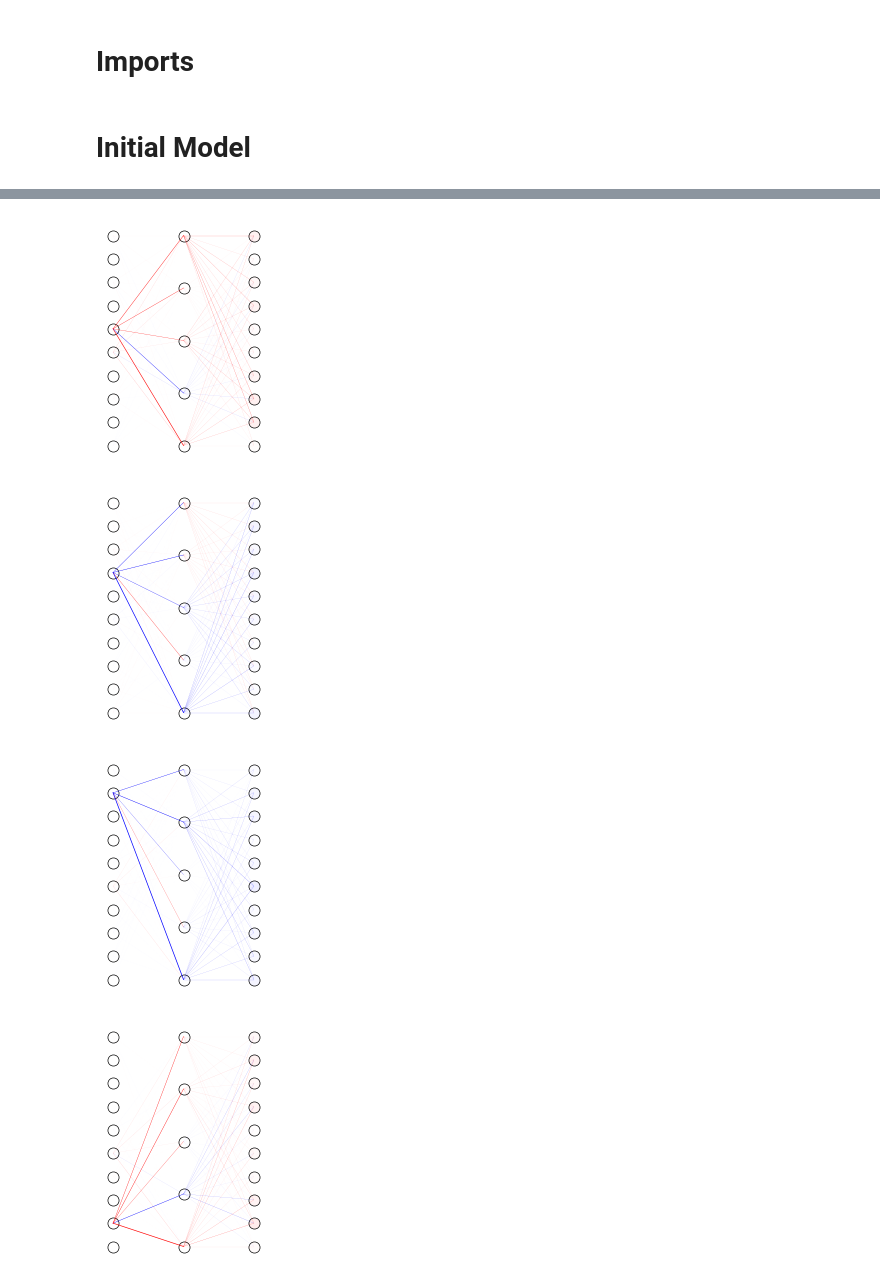
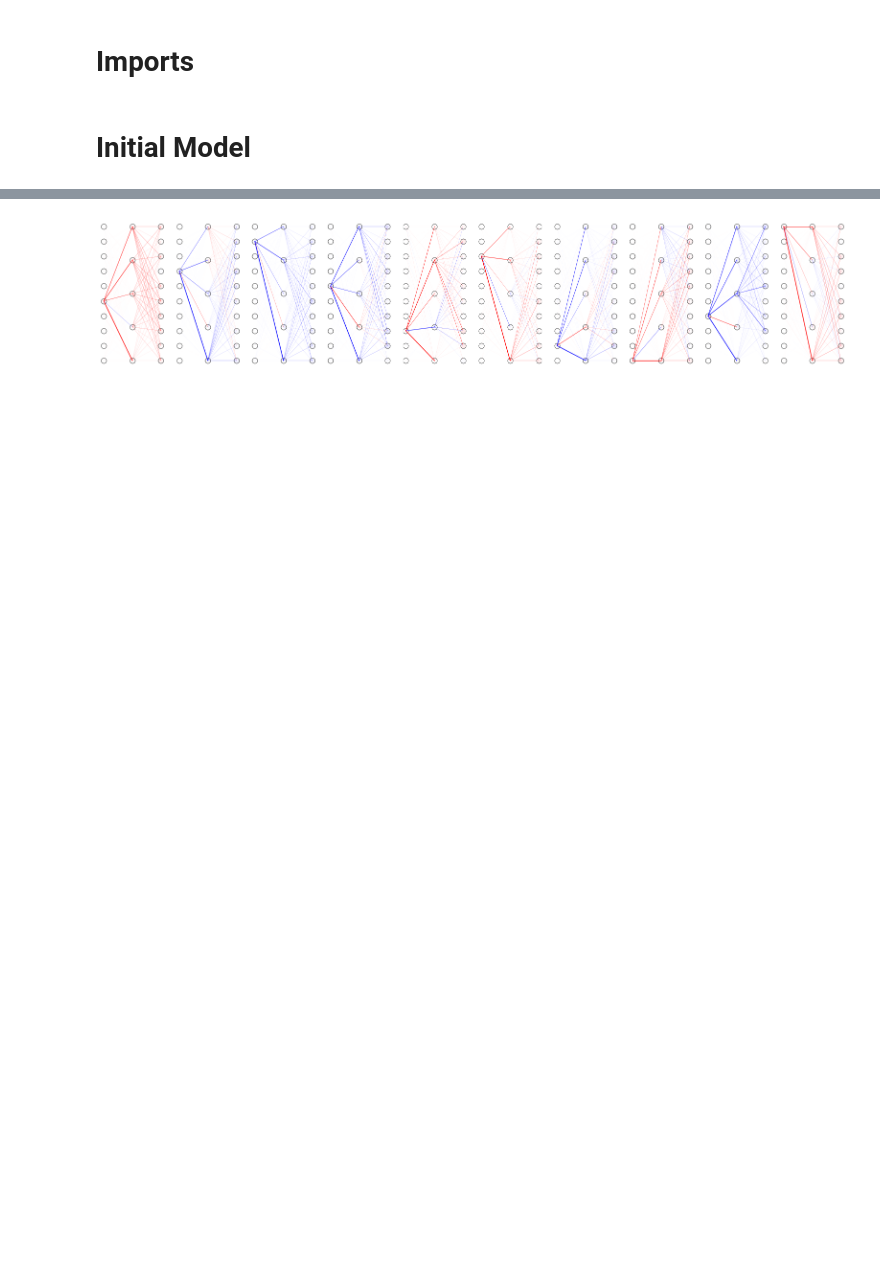
Before and after one commit to briannachrisman/eigenestimation, a Jupyter notebook: notebooks/tm2_circuit_superposition.ipynb, the cells around one changed output, grey strips where cells are left out. Cells and saved outputs as stored; diff of their text form; code cells hidden in the pictures; blank space fills up the shorter version.

```diff
--- a/notebooks/tm2_circuit_superposition.ipynb
+++ b/notebooks/tm2_circuit_superposition.ipynb
@@ -29,7 +29,7 @@ eigenmodel = torch.load(eigenmodel_path)
 # Load TMS model
 
 # Plot TMS representations.
-en = copy.deepcopy(model.W_in).detach().cpu().numpy().transpose()
+en = copy.deepcopy(model.W_out).detach().cpu().numpy().transpose()
 
 plt.figure(figsize=(2,2))
 for i in range(en.shape[1]):
@@ -68,19 +71,16 @@ figs = DrawNeuralNetwork(weights, biases, title='subnetwork sum')
 # %%
-figs = []
-
+f, axes = plt.subplots(figsize=(20,4), nrows=1, ncols=10)
+axes_flat = axes.flatten()
 for i, network in enumerate(eigenmodel.construct_subnetworks()):
     weights = {k:v.transpose(0,1) for k,v in network.items() if 'b' not in k}
     weights = {str(i):v for i,v in enumerate(weights.values())}
 
     biases = {k:v for k,v in network.items() if 'b' in k}
     biases = {str(i+1):v for i,v in enumerate(biases.values())}
 
-    f = DrawNeuralNetwork(weights, biases)
+    DrawNeuralNetwork(weights, biases, ax=axes_flat[i])
 
-    # Save as high_rank_subnetwork_{i}.svg
-    f.savefig(f'../figures/{figure_names.circuit_superposition}/subnetwork{i}.svg', transparent=True, bbox_inches='tight')
+# Save as high_rank_subnetwork_{i}.svg
+f.savefig(f'../figures/{figure_names.circuit_superposition}/subnetwork{i}.svg', transparent=True, bbox_inches='tight')
 # %% [output]
-[figure, old version]
+[figure, new version]
-[figure, removed]
-[figure, removed]
-[figure, removed]
```
Also changed, not shown: parts of 5 cells of this notebook, 19 other files.
